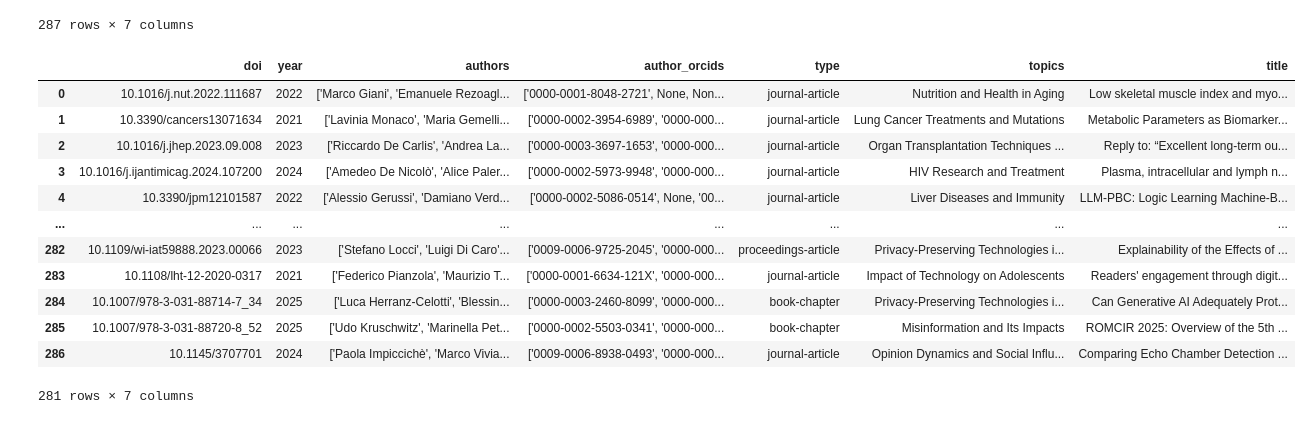
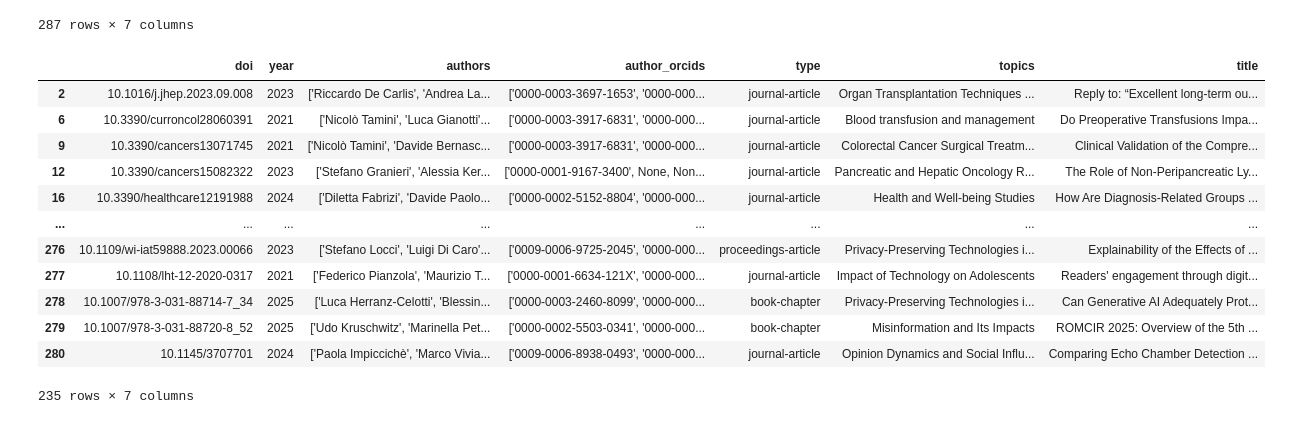
Before and after one commit to keitaVigano/KB_data_science, a Jupyter notebook: notebooks/retrieve_papers.ipynb, the cells around one changed output. Cells and saved outputs as stored; diff of their text form; code cells hidden in the pictures.

Commit message:
retrieve authors external

```diff
--- a/notebooks/retrieve_papers.ipynb
+++ b/notebooks/retrieve_papers.ipynb
@@ -78,24 +79,24 @@ df_papers_no_duplicate
 287 rows × 7 columns
 # %%
 for index, row in df_papers_no_duplicate.iterrows():
-    authors = row["author_orcids"]
-    if len(authors) < 10:
+    authors = ast.literal_eval(row["author_orcids"])
+    if len(authors) > 10:
         df_papers_no_duplicate = df_papers_no_duplicate.drop(index)
 
 df_papers_no_duplicate
 # %% [output]
 |  | doi | year | authors | author_orcids | type | topics | title |
-| 0 | 10.1016/j.nut.2022.111687 | 2022 | ['Marco Giani', 'Emanuele Rezoagl... | ['0000-0001-8048-2721', None, Non... | journal-article | Nutrition and Health in Aging | Low skeletal muscle index and myo... |
-| 1 | 10.3390/cancers13071634 | 2021 | ['Lavinia Monaco', 'Maria Gemelli... | ['0000-0002-3954-6989', '0000-000... | journal-article | Lung Cancer Treatments and Mutations | Metabolic Parameters as Biomarker... |
 | 2 | 10.1016/j.jhep.2023.09.008 | 2023 | ['Riccardo De Carlis', 'Andrea La... | ['0000-0003-3697-1653', '0000-000... | journal-article | Organ Transplantation Techniques ... | Reply to: “Excellent long-term ou... |
-| 3 | 10.1016/j.ijantimicag.2024.107200 | 2024 | ['Amedeo De Nicolò', 'Alice Paler... | ['0000-0002-5973-9948', '0000-000... | journal-article | HIV Research and Treatment | Plasma, intracellular and lymph n... |
-| 4 | 10.3390/jpm12101587 | 2022 | ['Alessio Gerussi', 'Damiano Verd... | ['0000-0002-5086-0514', None, '00... | journal-article | Liver Diseases and Immunity | LLM-PBC: Logic Learning Machine-B... |
+| 6 | 10.3390/curroncol28060391 | 2021 | ['Nicolò Tamini', 'Luca Gianotti'... | ['0000-0003-3917-6831', '0000-000... | journal-article | Blood transfusion and management | Do Preoperative Transfusions Impa... |
+| 9 | 10.3390/cancers13071745 | 2021 | ['Nicolò Tamini', 'Davide Bernasc... | ['0000-0003-3917-6831', '0000-000... | journal-article | Colorectal Cancer Surgical Treatm... | Clinical Validation of the Compre... |
+| 12 | 10.3390/cancers15082322 | 2023 | ['Stefano Granieri', 'Alessia Ker... | ['0000-0001-9167-3400', None, Non... | journal-article | Pancreatic and Hepatic Oncology R... | The Role of Non-Peripancreatic Ly... |
+| 16 | 10.3390/healthcare12191988 | 2024 | ['Diletta Fabrizi', 'Davide Paolo... | ['0000-0002-5152-8804', '0000-000... | journal-article | Health and Well-being Studies | How Are Diagnosis-Related Groups ... |
 | ... | ... | ... | ... | ... | ... | ... | ... |
-| 282 | 10.1109/wi-iat59888.2023.00066 | 2023 | ['Stefano Locci', 'Luigi Di Caro'... | ['0009-0006-9725-2045', '0000-000... | proceedings-article | Privacy-Preserving Technologies i... | Explainability of the Effects of ... |
-| 283 | 10.1108/lht-12-2020-0317 | 2021 | ['Federico Pianzola', 'Maurizio T... | ['0000-0001-6634-121X', '0000-000... | journal-article | Impact of Technology on Adolescents | Readers' engagement through digit... |
-| 284 | 10.1007/978-3-031-88714-7_34 | 2025 | ['Luca Herranz-Celotti', 'Blessin... | ['0000-0003-2460-8099', '0000-000... | book-chapter | Privacy-Preserving Technologies i... | Can Generative AI Adequately Prot... |
-| 285 | 10.1007/978-3-031-88720-8_52 | 2025 | ['Udo Kruschwitz', 'Marinella Pet... | ['0000-0002-5503-0341', '0000-000... | book-chapter | Misinformation and Its Impacts | ROMCIR 2025: Overview of the 5th ... |
-| 286 | 10.1145/3707701 | 2024 | ['Paola Impiccichè', 'Marco Vivia... | ['0009-0006-8938-0493', '0000-000... | journal-article | Opinion Dynamics and Social Influ... | Comparing Echo Chamber Detection ... |
+| 276 | 10.1109/wi-iat59888.2023.00066 | 2023 | ['Stefano Locci', 'Luigi Di Caro'... | ['0009-0006-9725-2045', '0000-000... | proceedings-article | Privacy-Preserving Technologies i... | Explainability of the Effects of ... |
+| 277 | 10.1108/lht-12-2020-0317 | 2021 | ['Federico Pianzola', 'Maurizio T... | ['0000-0001-6634-121X', '0000-000... | journal-article | Impact of Technology on Adolescents | Readers' engagement through digit... |
+| 278 | 10.1007/978-3-031-88714-7_34 | 2025 | ['Luca Herranz-Celotti', 'Blessin... | ['0000-0003-2460-8099', '0000-000... | book-chapter | Privacy-Preserving Technologies i... | Can Generative AI Adequately Prot... |
+| 279 | 10.1007/978-3-031-88720-8_52 | 2025 | ['Udo Kruschwitz', 'Marinella Pet... | ['0000-0002-5503-0341', '0000-000... | book-chapter | Misinformation and Its Impacts | ROMCIR 2025: Overview of the 5th ... |
+| 280 | 10.1145/3707701 | 2024 | ['Paola Impiccichè', 'Marco Vivia... | ['0009-0006-8938-0493', '0000-000... | journal-article | Opinion Dynamics and Social Influ... | Comparing Echo Chamber Detection ... |
-281 rows × 7 columns
+235 rows × 7 columns
 # %%
 df_papers_no_duplicate.to_csv("../data/papers/papers.csv", index=False)
```
Also changed, not shown: parts of 1 cell of this notebook, 3 other files.
